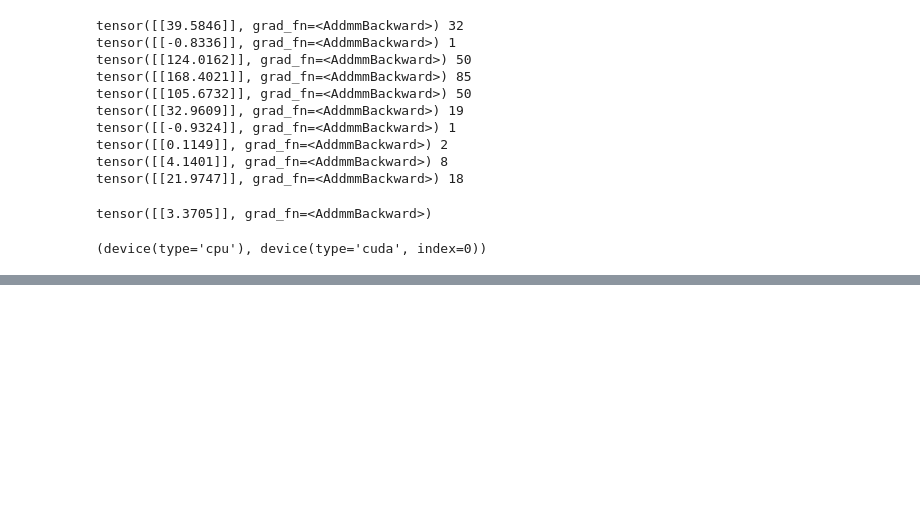
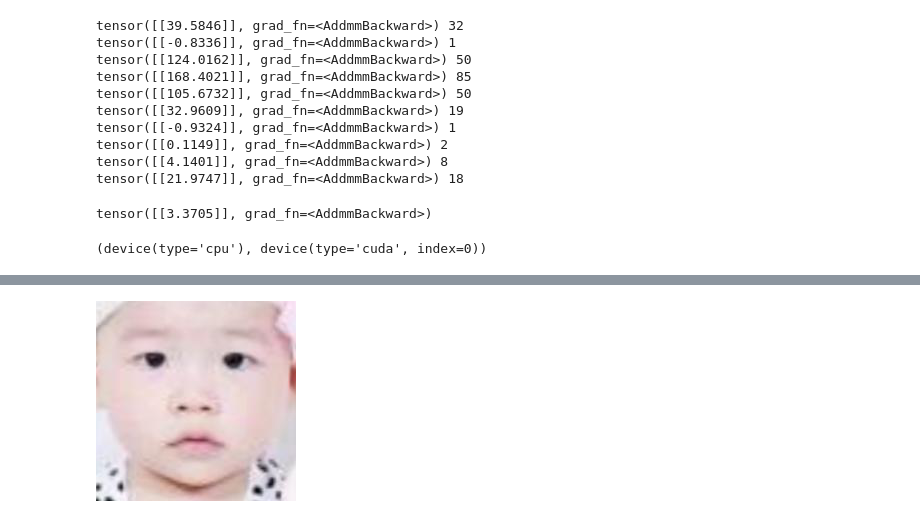
Before and after one commit to jvanelteren/age_prediction, a Jupyter notebook: age_pure_pytorch.ipynb, the cells around one changed output, grey strips where cells are left out. Saved outputs shown, nothing was run; the diff lists cells and outputs as text; code cells hidden in the pictures; blank space fills up the shorter version.

Commit message:
added show_image

```diff
--- a/age_pure_pytorch.ipynb
+++ b/age_pure_pytorch.ipynb
@@ -217,8 +218,8 @@ def mae_loss(y, pred):
     return (torch.abs(y-pred.T)).mean()
 loss_fn = mae_loss
 
-NUM_EPOCH = 50
-SWA_START = 40
+NUM_EPOCH = 40
+SWA_START = 30
 LR = 0.001
 BATCH_SIZE = 512
 DEVICE = torch.device("cuda:0" if torch.cuda.is_available() else "cpu")
@@ -246,7 +247,7 @@ opts = {0:'adam',1:'adabound'}
 for i in [False]:
     for j in range(1):
         for BATCH_SIZE in [256]:
-            for res in [18,50,152]:
+            for res in [18]:
 
                 torch.cuda.empty_cache()
 
@@ -296,11 +296,9 @@ NameError: name 'swa_model' is not defined
 # %%
 model = AgeResnet()
 model.load_state_dict(torch.load("data/output/modeltensor(4.3645, device='cuda:0')"))
-# for i in test_set[:10]:
-#     preds = i[1],model(i[0][None].to(DEVICE)).item()
-#     print(f'target {preds[0]}, predicted {preds[1]}')
-#     loss = abs(preds[0]-preds[1])
-#     # print('loss',loss)
-#     running += loss
-# print(running, running/2)
+model.eval()
+val_set = Ageset("data/face_age", valid=True)
+for i in range(10):
+    x,y = val_set[i]
+    print(model(x[None]).item(),y, val_set.show_image(i))
 # %% [output]
@@ -308,9 +315,0 @@ model.load_state_dict(torch.load("data/output/modeltensor(4.3645, device='cuda:0
-# %%
-val_set = Ageset("data/face_age", valid=True)[:1000]
-determine_size(val_set)
-val_dl = DataLoader(val_set, batch_size=8, shuffle=True)
-x,y = next(iter(val_dl))
-x.to(DEVICE)
-model.eval()
-print (model(x),y)
-mae_loss(y, model(x))
@@ -328,0 +316,5 @@ tensor(16.9009, grad_fn=<MeanBackward0>)
+# %%
+import pandas as pd
+df = pd.DataFrame({'x':[model(val_set[i][0][None]).item() for i in range(10)],
+            'img':[val_set.show_image(i) for i in range(10)]})
+df
@@ -369,0 +395,4 @@ torch.cuda.empty_cache()
+# %%
+df.iloc[1]['img']
+# %% [output]
+[figure, added]
```
Also changed, not shown: parts of 9 cells of this notebook.
